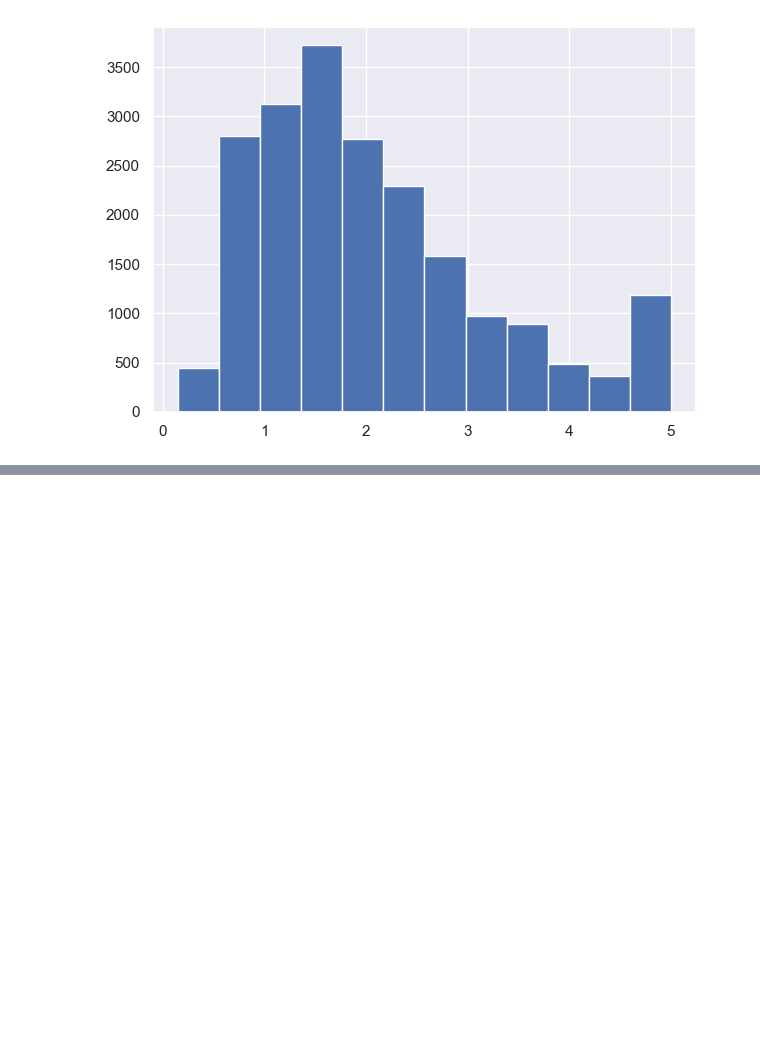
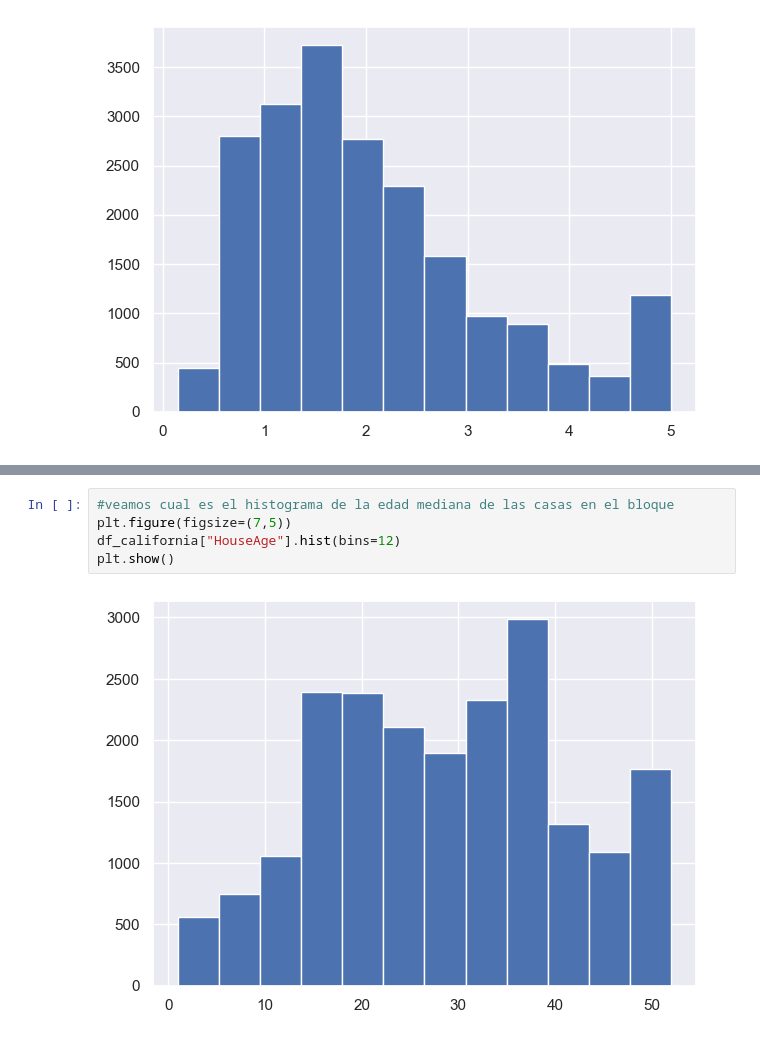
Before and after one commit to gusjrivas/MedHouseVal, a Jupyter notebook: MedHoudeVal.ipynb, the cells around one changed output, grey strips where cells are left out. Saved outputs shown, nothing was run; the diff lists cells and outputs as text; blank space fills up the shorter version.

```diff
--- a/MedHoudeVal.ipynb
+++ b/MedHoudeVal.ipynb
@@ -116,0 +124,7 @@ plt.show()
+# %%
+#veamos cual es el histograma de la edad mediana de las casas en el bloque
+plt.figure(figsize=(7,5))
+df_california["HouseAge"].hist(bins=12)
+plt.show()
+# %% [output]
+[figure, added]
```
Also changed, not shown: parts of 7 cells of this notebook.
